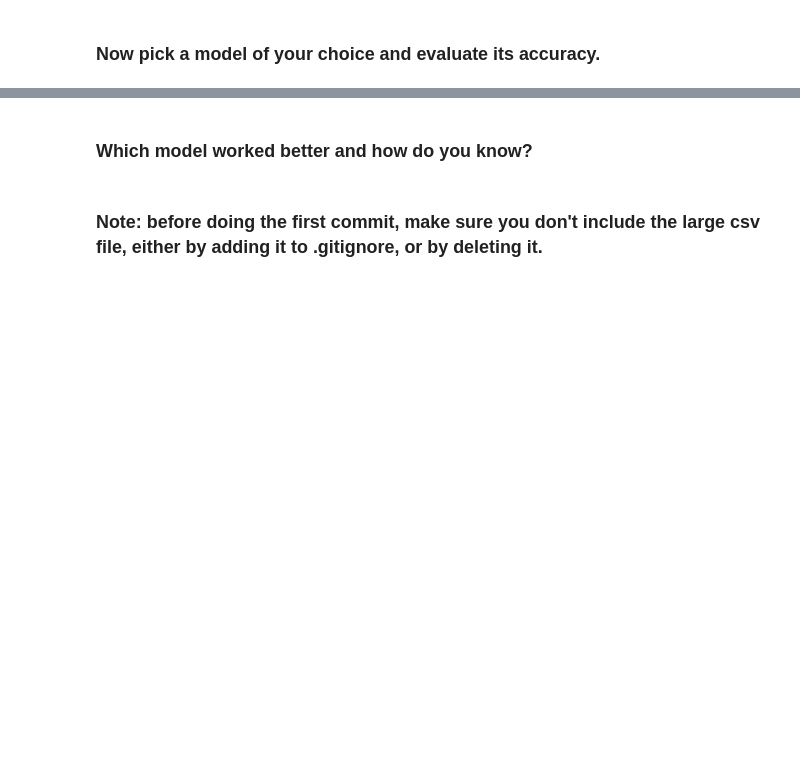
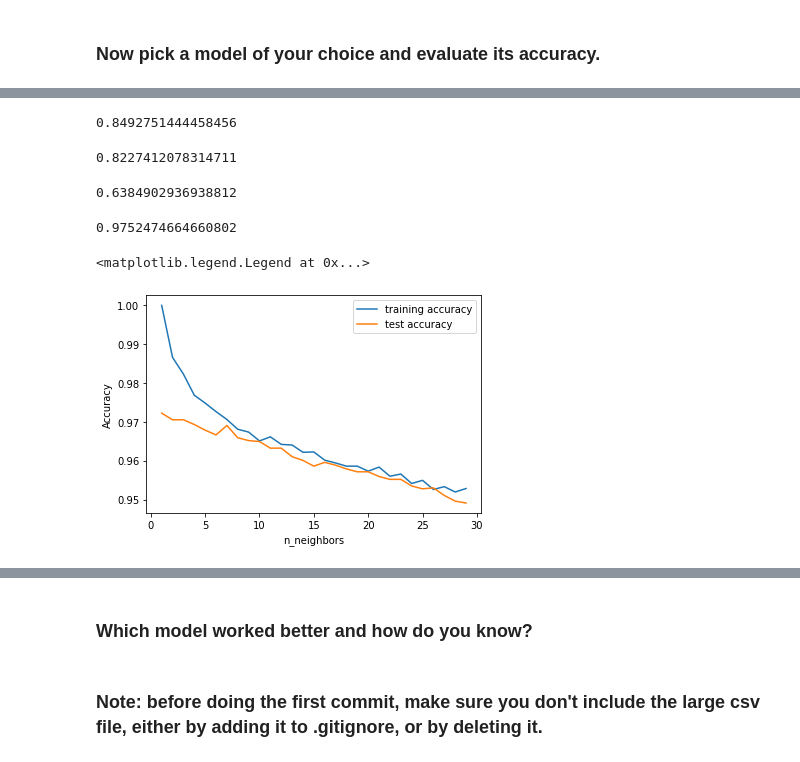
Before and after one commit to ta-data-lis/lab-imbalance, a Jupyter notebook: your-code/lab_imbalance.ipynb, the cells around one changed output, grey strips where cells are left out. Saved outputs shown, nothing was run; the diff lists cells and outputs as text; code cells hidden in the pictures; blank space fills up the shorter version.

```diff
--- a/your-code/lab_imbalance.ipynb
+++ b/your-code/lab_imbalance.ipynb
@@ -29,0 +389,46 @@ Like we disussed in class, when we have noisy data, if we are not careful, we ca
+# %%
+from sklearn.ensemble import RandomForestRegressor
+
+forest = RandomForestRegressor(n_estimators=10, # same 10 trees
+                               max_depth=3, # depth 3 to force tree to be "weak"
+                               random_state=1) # fixing rand because I'm insecure and afraid you will judge me if I get a bad random selection that does not prove my point
+forest.fit(X_train, y_train)
+forest.score(X_test,y_test)
+# %% [output]
+0.8492751444458456
+# %%
+from sklearn.ensemble import AdaBoostRegressor
+
+ada_reg = AdaBoostRegressor(DecisionTreeRegressor(max_depth=5), # you can overfit a bit because you compensate afterwards
+                            n_estimators=10, # same 10 trees. You usually use faaaar more estimators
+                            random_state=1 # once a coward, always a coward
+                            )
+ada_reg.fit(X_train, y_train)
+ada_reg.score(X_test,y_test)
+# %% [output]
+0.8227412078314711
+# %%
+from sklearn.ensemble import AdaBoostRegressor
+
+ada_reg = AdaBoostRegressor(DecisionTreeRegressor(max_depth=5),
+                            n_estimators=100, # that's more like it
+                            random_state=1 # once a coward, always a coward
+                            )
+ada_reg.fit(X_train, y_train)
+ada_reg.score(X_test,y_test)
+# %% [output]
+0.6384902936938812
+# %%
+# gradient boosting also focus more on where the trees get it wrong
+# but prefers to control the error rather than getting the observation fully right
+# it is really trying to just "correct" the preceeding tree
+from sklearn.ensemble import GradientBoostingRegressor
+
+gb_reg = GradientBoostingRegressor(max_depth=5, #gradient boosting always works with trees, no need to call the tree regressor
+                                   n_estimators=100,
+                                   random_state=1 # tastes like chicken
+                                   )
+gb_reg.fit(X_train, y_train)
+gb_reg.score(X_test,y_test)
+# %% [output]
+0.9752474664660802
@@ -29,0 +448,30 @@ Like we disussed in class, when we have noisy data, if we are not careful, we ca
+# %%
+##----------------Lets try to hyperparameter tuning--------------------------##
+
+import matplotlib.pyplot as plt
+
+# hyerparameter tuning
+training_accuracy = []
+test_accuracy = []
+# try n_neighbors from 1 to 30
+neighbors_settings = range(1, 30)
+for n_neighbors in neighbors_settings:
+  # build the model
+  clf = KNeighborsClassifier(n_neighbors=n_neighbors)
+  #training the model
+  clf.fit(X_train, y_train)
+  # record training set accuracy
+  training_accuracy.append(clf.score(X_train, y_train))
+  # record generalization accuracy
+  test_accuracy.append(clf.score(X_test, y_test))
+
+plt.plot(neighbors_settings, training_accuracy, label="training accuracy")
+plt.plot(neighbors_settings, test_accuracy, label="test accuracy")
+plt.ylabel("Accuracy")
+plt.xlabel("n_neighbors")
+plt.legend()
+
+#It seems that the least n_neighbors we input it the better the accuracy score! Are we overfitting?
+# %% [output]
+<matplotlib.legend.Legend at 0x...>
+[figure, added]
```
Also changed, not shown: parts of 77 cells of this notebook, 2 other files.
